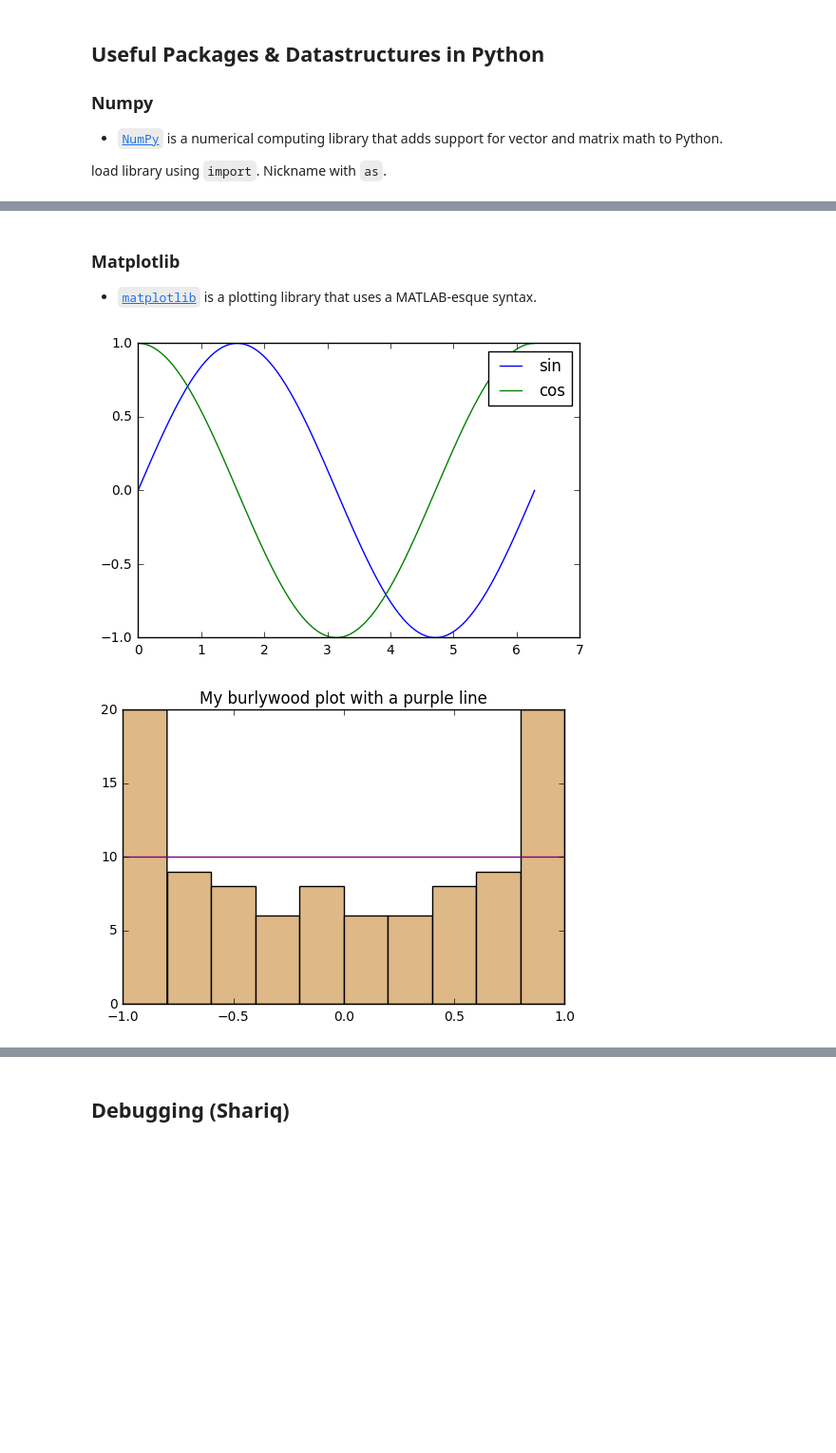
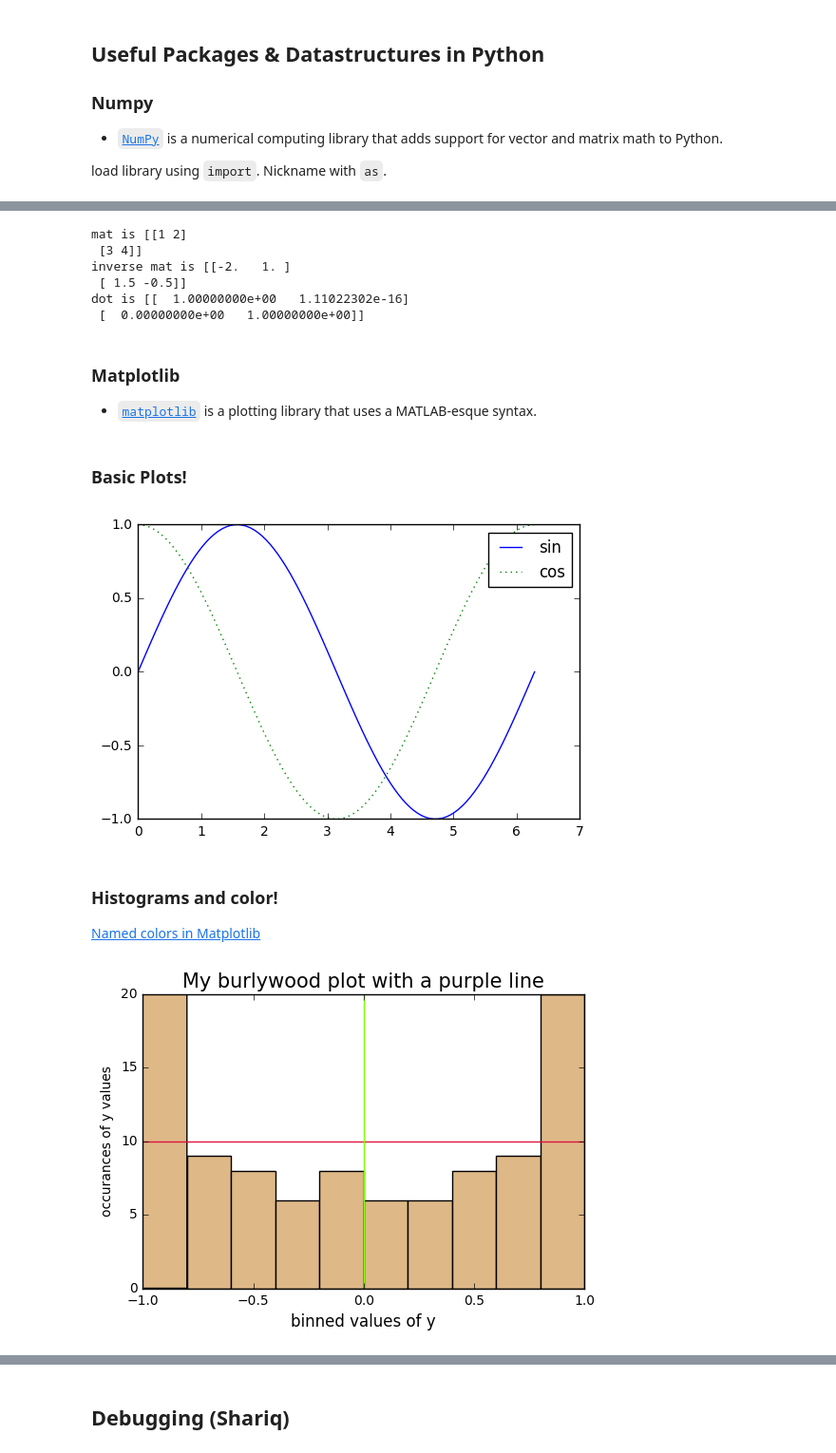
Before and after one commit to rctn/ComputationalWorkshops, a Jupyter notebook: Intro To Python & GitHub.ipynb, the cells around one changed output, grey strips where cells are left out. Shown: that part at 95% size. Saved outputs shown, nothing was run; the diff lists cells and outputs as text; code cells hidden in the pictures; blank space fills up the shorter version.

Commit message:
More plotting demos

```diff
--- a/Intro To Python & GitHub.ipynb
+++ b/Intro To Python & GitHub.ipynb
@@ -190,0 +225,19 @@ print(y)
+# %%
+from numpy import linalg
+
+mat = np.array([[1,2],[3,4]])
+print('mat is',mat)
+
+inv = linalg.inv(mat)
+print('inverse mat is',inv)
+
+#dot = np.dot(mat,inv)
+dot = mat @ inv
+print('dot is',dot)
+# %% [output]
+mat is [[1 2]
+ [3 4]]
+inverse mat is [[-2.   1. ]
+ [ 1.5 -0.5]]
+dot is [[  1.00000000e+00   1.11022302e-16]
+ [  0.00000000e+00   1.00000000e+00]]
@@ -191,14 +250,16 @@ print(y)
 # %% [markdown]
 ### Matplotlib
 - [`matplotlib`](http://matplotlib.org/resources/index.html) is a plotting library that uses a MATLAB-esque syntax.
+# %% [markdown]
+### Basic Plots!
 # %%
 #import matplotlib
 import matplotlib.pyplot as plt
 
 #plot sin
-plt.plot(x,y, label='sin')
+plt.plot(x, y, label='sin')
 #plot cosine
-plt.plot(x,z, label='cos')
+plt.plot(x, z, ':', label='cos')
 
 #give us a legend please!
 plt.legend()
@@ -206,17 +267,30 @@ plt.legend()
 #show our plot!
 plt.show()
 # %% [output]
-[figure, old version]
+[figure, new version]
+# %% [markdown]
+### Histograms and color!
+
+[Named colors in Matplotlib](http://matplotlib.org/examples/color/named_colors.html)
 # %%
 #now make a histogram of the values of y
 plt.hist(y,color='burlywood')
 
-#draw a green line at 10
-plt.axhline(10, color='purple')
+#draw a crimson line at 10
+plt.axhline(10, color='crimson')
 
-plt.title('My burlywood plot with a purple line')
+#draw a chartreuse line at the mean
+plt.axvline(np.mean(y), color='chartreuse')
+
+#give it a title
+plt.title('My burlywood plot with a purple line', fontsize=15)
+
+#and some axis names
+plt.xlabel('binned values of y',fontsize=12)
+plt.ylabel('occurances of y values')
+
 
 #show our plot please!
 plt.show()
 # %% [output]
-[figure, old version]
+[figure, new version]
```
Also changed, not shown: parts of 14 cells of this notebook, 1 other file.
